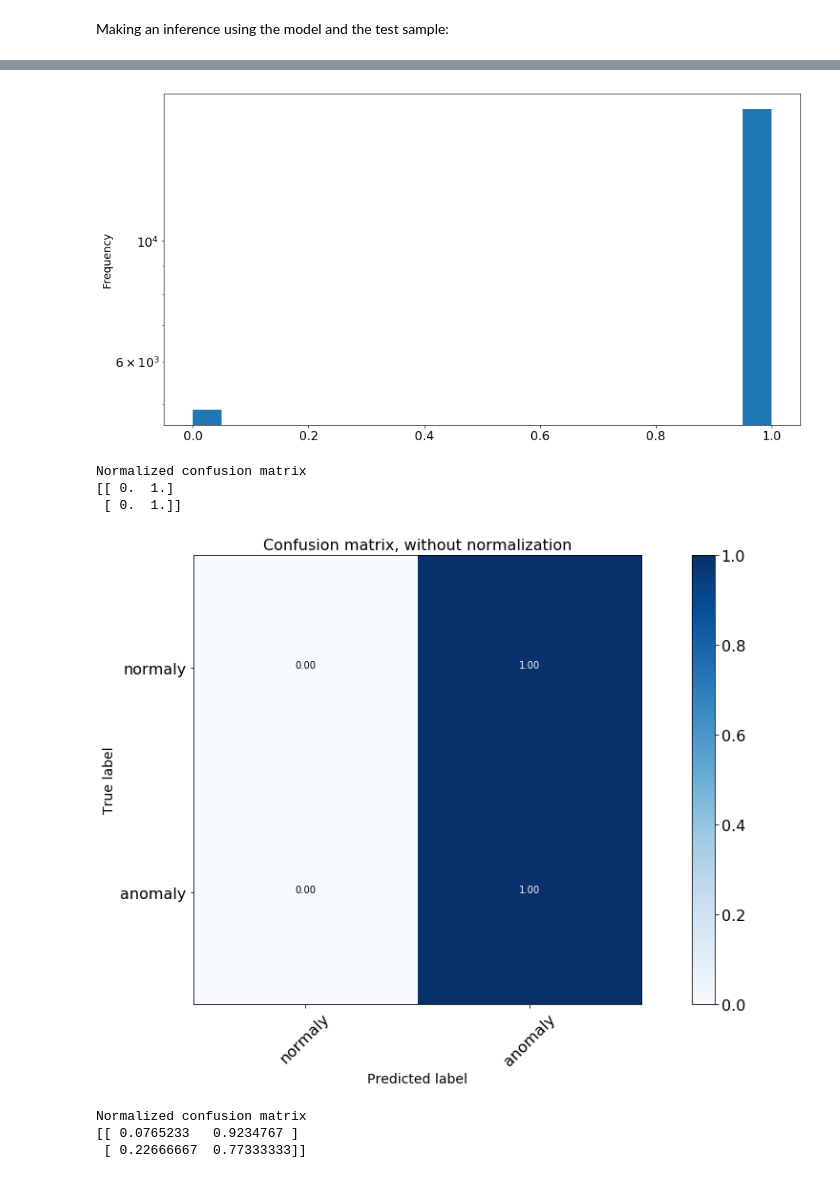
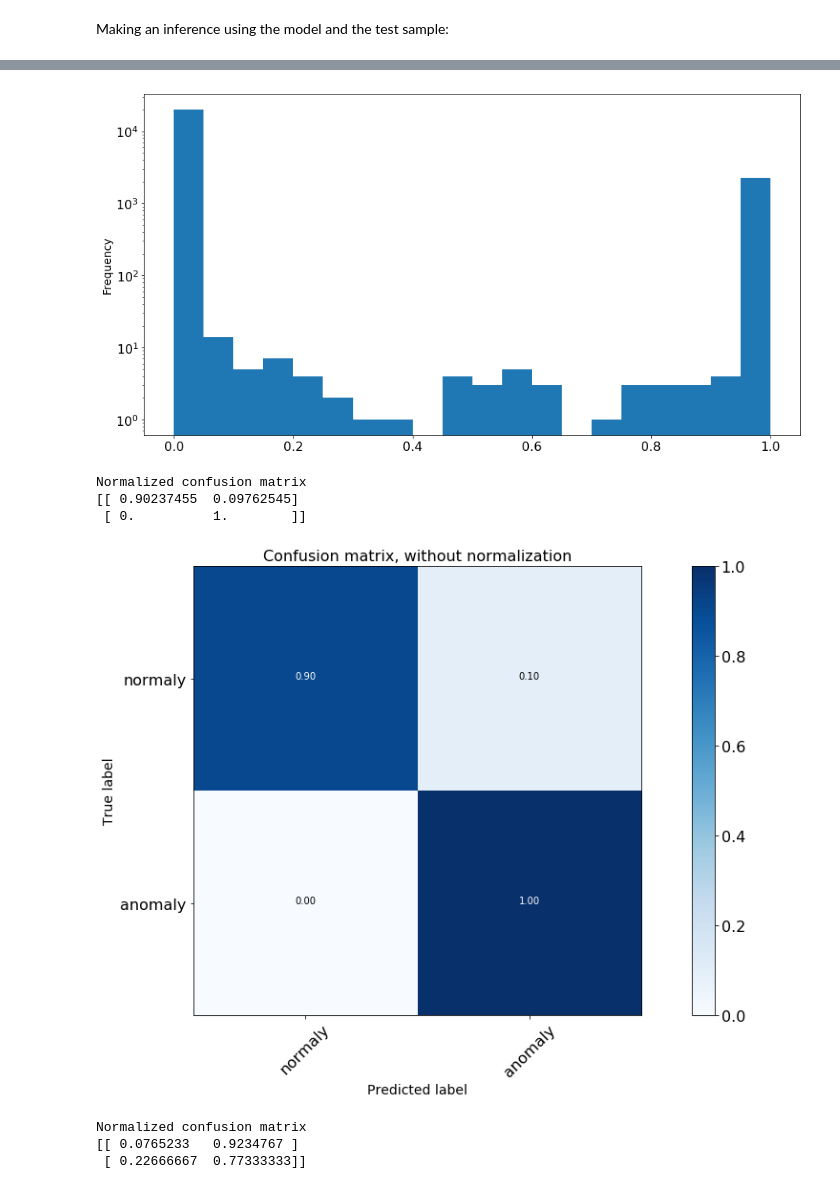
Before and after one commit to merveince92/RPCTriggerRateMonitoringWithML, a Jupyter notebook: inst_lumi_extractor.ipynb, the cells around one changed output, grey strips where cells are left out. Drawn from its saved outputs; the diff is of its cells as text; code cells hidden in the pictures.

```diff
--- a/inst_lumi_extractor.ipynb
+++ b/inst_lumi_extractor.ipynb
@@ -410,0 +405,9 @@ print len(df_boards)
+# %%
+df_boards = df_rates["board"]
+df_boards = df_boards[df_boards.duplicated() == False]
+print len(df_boards)
+df_boards2 = pd.DataFrame(columns=["Board", "Measurements"])
+for i in df_boards.index:
+    print i, df_boards.loc[i], len(df_rates[df_rates["board"] == df_boards.loc[i]])
+    df_boards2.loc[i, "Board"] = df_boards.loc[i]
+    df_boards2.loc[i, "Measurements"] = len(df_rates[df_rates["board"] == df_boards.loc[i]])
@@ -926,7 +966,7 @@ get_roc_curve(layers_test,
 # Distribution of scores:
 layers_test["ann_score"].plot.hist(bins=20, logy=True);
 # %% [output]
-[figure, old version]
+[figure, new version]
 # %%
 #layers_test["cae_score"].plot.hist(bins=200, logy=True);
 # %%
@@ -965,17 +1005,17 @@ def plot_confusion_matrix(cm, classes,
     plt.ylabel('True label')
     plt.xlabel('Predicted label')
 # %%
-y_pred = 2*(layers_test["ann_score"] > 0.1)-1
+y_pred = 2*(layers_test["ann_score"] > 0.5)-1
 cnf_matrix = confusion_matrix(layers_test["score"], y_pred)
 # Plot non-normalized confusion matrix
 plt.figure()
 plot_confusion_matrix(cnf_matrix, classes=["normaly","anomaly"], normalize=True,
                       title='Confusion matrix, without normalization')
 # %% [output]
 Normalized confusion matrix
-[[ 0.  1.]
- [ 0.  1.]]
+[[ 0.90237455  0.09762545]
+ [ 0.          1.        ]]
-[figure, old version]
+[figure, new version]
 # %%
 y_pred = 2*(layers_test["cae_score"] > 5000)-1
 cnf_matrix = confusion_matrix(layers_test["score"], y_pred)
```
Also changed, not shown: parts of 10 cells of this notebook.
